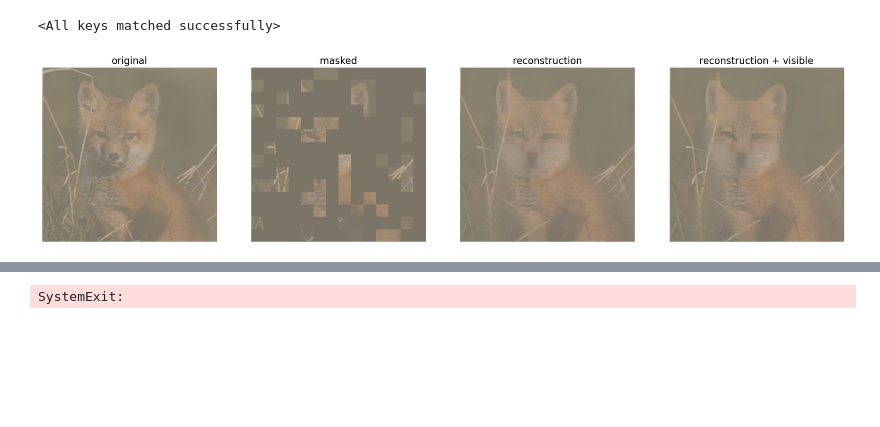
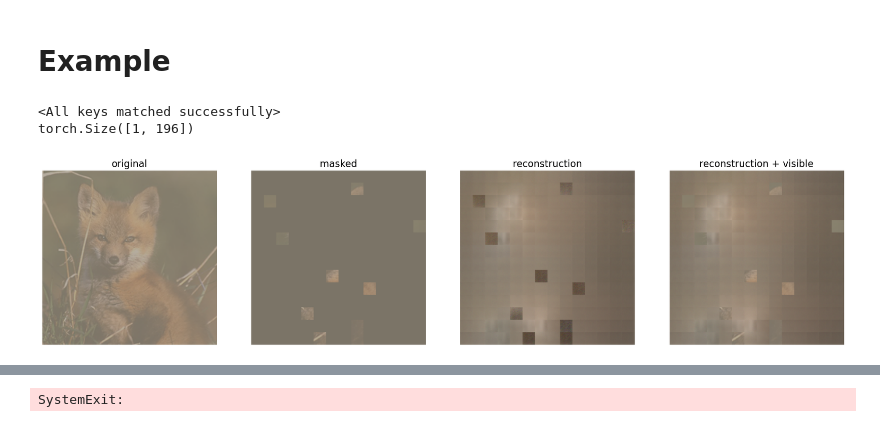
Before and after one commit to lez-s/mae-mycode, a Jupyter notebook: test_mae.ipynb, the cells around one changed output, grey strips where cells are left out. Cells and saved outputs as stored; diff of their text form; code cells hidden in the pictures; blank space fills up the shorter version.

```diff
--- a/test_mae.ipynb
+++ b/test_mae.ipynb
@@ -1,3 +1,5 @@
+# %% [markdown]
+# Example
 # %%
 import torch
 import sys
@@ -45,6 +47,7 @@ def run_one_image(img, model):
 
     # visualize the mask
     mask = mask.detach()
+    print(mask.shape)
     mask = mask.unsqueeze(-1).repeat(1, 1, model.patch_embed.patch_size[0]**2 *3)  # (N, H*W, p*p*3)
     mask = model.unpatchify(mask)  # 1 is removing, 0 is keeping
     mask = torch.einsum('nchw->nhwc', mask).detach().cpu()
@@ -58,35 +61,37 @@ def run_one_image(img, model):
     im_paste = x * (1 - mask) + y * mask
 
     # make the plt figure larger
     plt.rcParams['figure.figsize'] = [24, 24]
 
     plt.subplot(1, 4, 1)
     show_image(x[0], "original")
 
     plt.subplot(1, 4, 2)
     show_image(im_masked[0], "masked")
 
     plt.subplot(1, 4, 3)
     show_image(y[0], "reconstruction")
 
     plt.subplot(1, 4, 4)
     show_image(im_paste[0], "reconstruction + visible")
 
     plt.show()
 
-chkpt_dir = 'C:/Users/lewa/Documents/PhD/Models/mae_visualize_vit_large_ganloss.pth'
+# chkpt_dir = 'C:/Users/lewa/Documents/PhD/Models/mae_visualize_vit_large_ganloss.pth'
+chkpt_dir = 'C:/Users/lewa/Documents/PhD/Models/test2/checkpoint.pth'
 model_mae = prepare_model(chkpt_dir, 'mae_vit_large_patch16')
 # load an image
 img_url = 'https://user-images.githubusercontent.com/11435359/147738734-196fd92f-9260-48d5-ba7e-bf103d29364d.jpg' # fox, from ILSVRC2012_val_00046145
 # img_url = 'https://user-images.githubusercontent.com/11435359/147743081-0428eecf-89e5-4e07-8da5-a30fd73cc0ba.jpg' # cucumber, from ILSVRC2012_val_00047851
 img = Image.open(requests.get(img_url, stream=True).raw)
 img = img.resize((224, 224))
 img = np.array(img) / 255.
 
 run_one_image(img, model_mae)
 # %% [output]
 <All keys matched successfully>
+torch.Size([1, 196])
-[figure, old version]
+[figure, new version]
 # %%
 chkpt_dir = 'C:/Users/lewa/Documents/PhD/Models/sketch/sketch.pth'
 model_mae = prepare_model(chkpt_dir, 'mae_vit_large_patch16')
```
Also changed, not shown: parts of 24 cells of this notebook, 2 other files.
